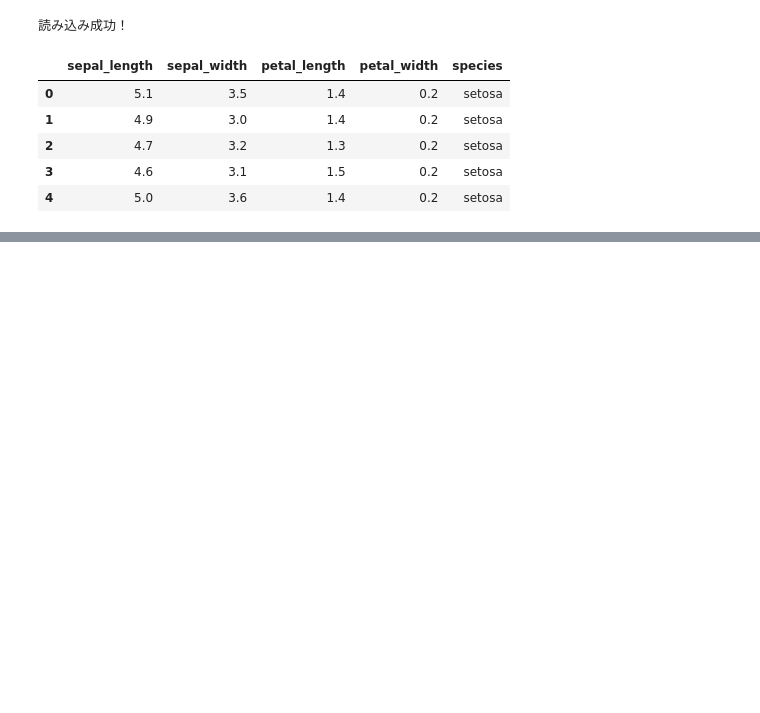
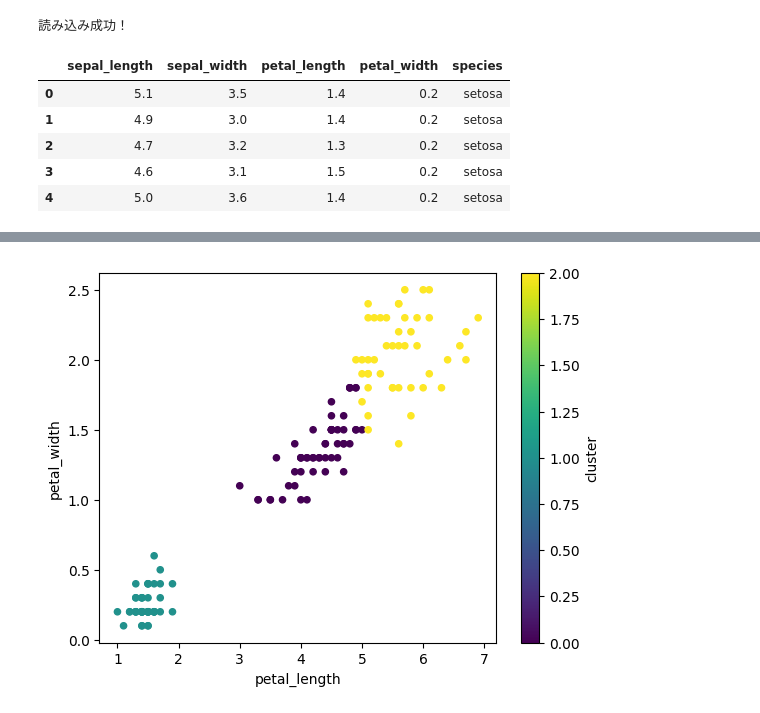
Before and after one commit to Taishin0719/Deep-Learning1, a Jupyter notebook: Untitled8.ipynb, the cells around one changed output, grey strips where cells are left out. Saved outputs shown, nothing was run; the diff lists cells and outputs as text; code cells hidden in the pictures; blank space fills up the shorter version.

```diff
--- a/Untitled8.ipynb
+++ b/Untitled8.ipynb
@@ -508,0 +560,14 @@ iris.head()
+# %%
+from sklearn.cluster import KMeans
+
+iris = pd.read_csv("iris.csv")
+X_iris=iris[["petal_length", "petal_width"]].values
+
+model = KMeans(n_clusters=3) # k-meansモデル
+model.fit(X_iris) # モデルをデータに適合
+y_km=model.predict(X_iris) # クラスタを予測
+
+iris["cluster"]=y_km
+iris.plot.scatter(x="petal_length",y="petal_width",c="cluster", colormap="viridis");
+# %% [output]
+[figure, added]
```
Also changed, not shown: parts of 13 cells of this notebook.
